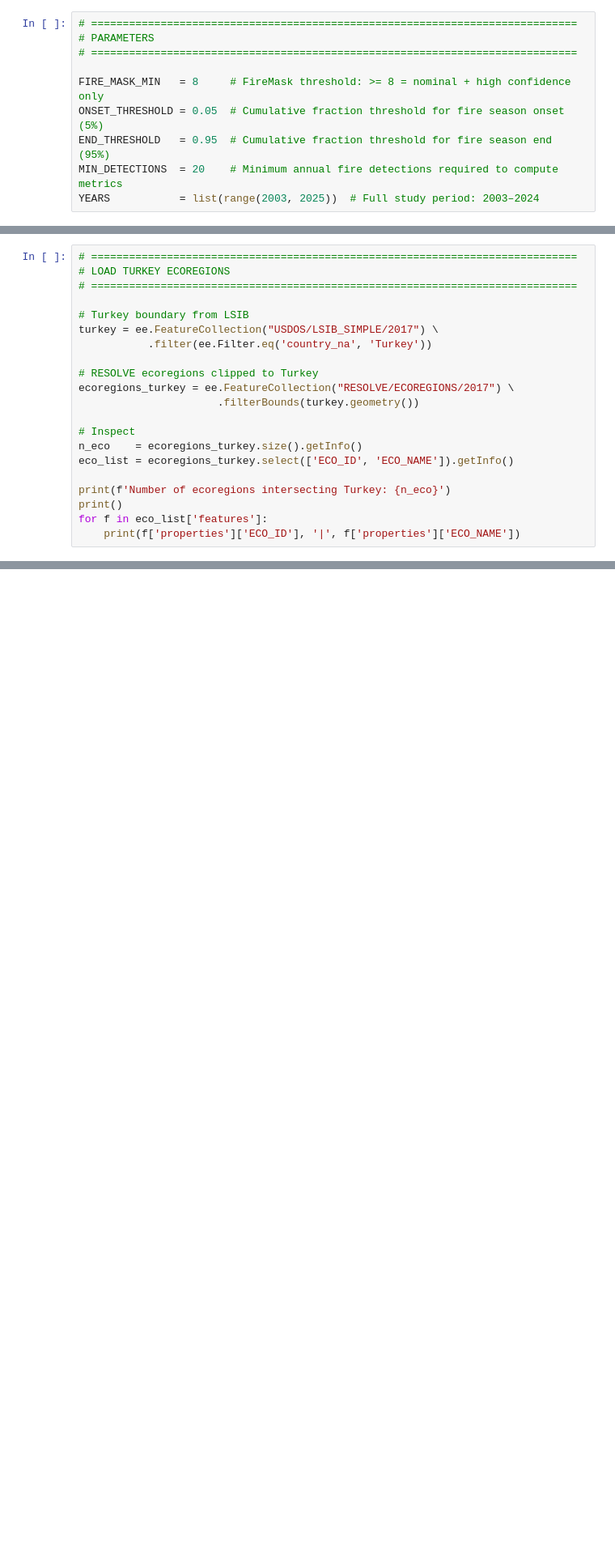
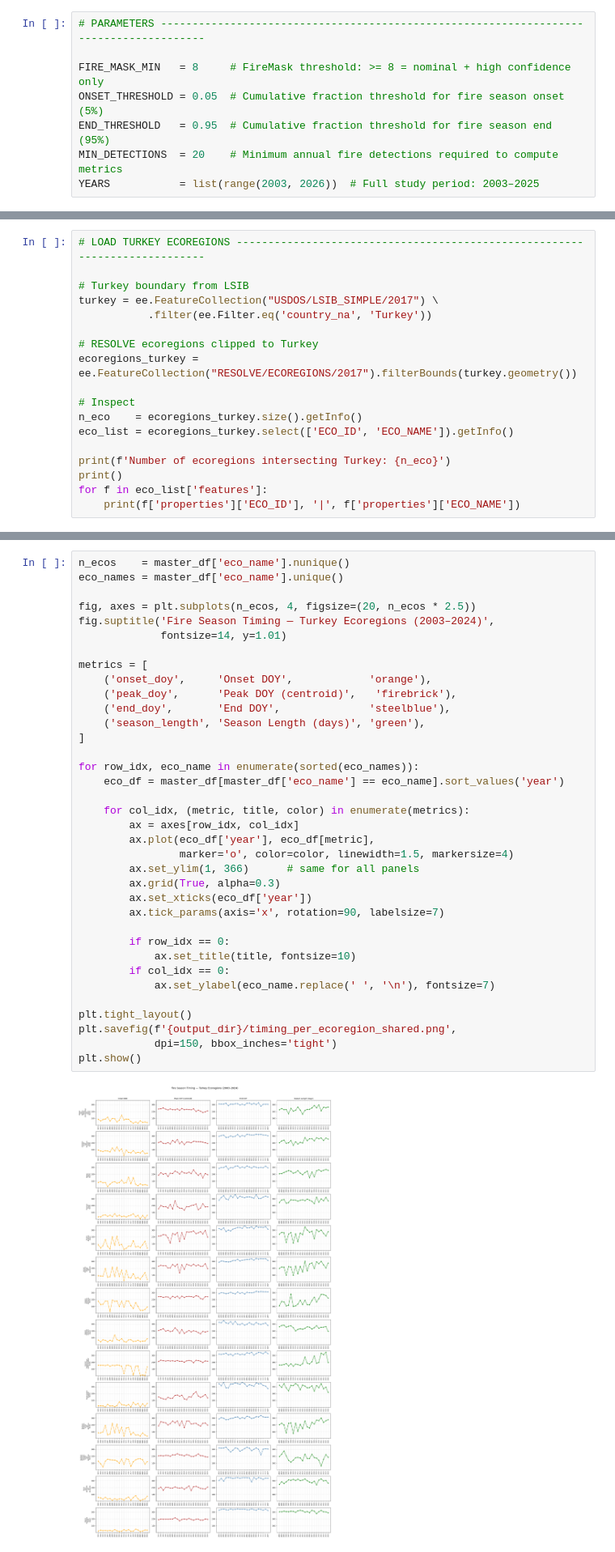
Before and after one commit to ismailbekar/TGPF, a Jupyter notebook: 01_turkey_ecoregions.ipynb, the cells around one changed output, grey strips where cells are left out. Shown at 81% size. Saved outputs shown, nothing was run; the diff lists cells and outputs as text; blank space fills up the shorter version.

```diff
--- a/01_turkey_ecoregions.ipynb
+++ b/01_turkey_ecoregions.ipynb
@@ -30,11 +27,9 @@ ee.Initialize(project='fire-seasons')
 # %%
-# =============================================================================
-# PARAMETERS
-# =============================================================================
+# PARAMETERS ---------------------------------------------------------------------------------------
 
 FIRE_MASK_MIN   = 8     # FireMask threshold: >= 8 = nominal + high confidence only
 ONSET_THRESHOLD = 0.05  # Cumulative fraction threshold for fire season onset (5%)
 END_THRESHOLD   = 0.95  # Cumulative fraction threshold for fire season end (95%)
 MIN_DETECTIONS  = 20    # Minimum annual fire detections required to compute metrics
-YEARS           = list(range(2003, 2025))  # Full study period: 2003–2024
+YEARS           = list(range(2003, 2026))  # Full study period: 2003–2025
 # %%
@@ -52,16 +49,13 @@ print('Terra and Aqua collections loaded.')
 Terra and Aqua collections loaded.
 # %%
-# =============================================================================
-# LOAD TURKEY ECOREGIONS
-# =============================================================================
+# LOAD TURKEY ECOREGIONS ---------------------------------------------------------------------------
 
 # Turkey boundary from LSIB
 turkey = ee.FeatureCollection("USDOS/LSIB_SIMPLE/2017") \
            .filter(ee.Filter.eq('country_na', 'Turkey'))
 
 # RESOLVE ecoregions clipped to Turkey
-ecoregions_turkey = ee.FeatureCollection("RESOLVE/ECOREGIONS/2017") \
-                      .filterBounds(turkey.geometry())
+ecoregions_turkey = ee.FeatureCollection("RESOLVE/ECOREGIONS/2017").filterBounds(turkey.geometry())
 
 # Inspect
 n_eco    = ecoregions_turkey.size().getInfo()
@@ -410,0 +396,38 @@ plt.show()
+# %%
+n_ecos    = master_df['eco_name'].nunique()
+eco_names = master_df['eco_name'].unique()
+
+fig, axes = plt.subplots(n_ecos, 4, figsize=(20, n_ecos * 2.5))
+fig.suptitle('Fire Season Timing — Turkey Ecoregions (2003–2024)',
+             fontsize=14, y=1.01)
+
+metrics = [
+    ('onset_doy',     'Onset DOY',            'orange'),
+    ('peak_doy',      'Peak DOY (centroid)',   'firebrick'),
+    ('end_doy',       'End DOY',              'steelblue'),
+    ('season_length', 'Season Length (days)', 'green'),
+]
+
+for row_idx, eco_name in enumerate(sorted(eco_names)):
+    eco_df = master_df[master_df['eco_name'] == eco_name].sort_values('year')
+
+    for col_idx, (metric, title, color) in enumerate(metrics):
+        ax = axes[row_idx, col_idx]
+        ax.plot(eco_df['year'], eco_df[metric],
+                marker='o', color=color, linewidth=1.5, markersize=4)
+        ax.set_ylim(1, 366)      # same for all panels
+        ax.grid(True, alpha=0.3)
+        ax.set_xticks(eco_df['year'])
+        ax.tick_params(axis='x', rotation=90, labelsize=7)
+
+        if row_idx == 0:
+            ax.set_title(title, fontsize=10)
+        if col_idx == 0:
+            ax.set_ylabel(eco_name.replace(' ', '\n'), fontsize=7)
+
+plt.tight_layout()
+plt.savefig(f'{output_dir}/timing_per_ecoregion_shared.png',
+            dpi=150, bbox_inches='tight')
+plt.show()
+# %% [output]
+[figure, added]
```
Also changed, not shown: parts of 13 cells of this notebook.
